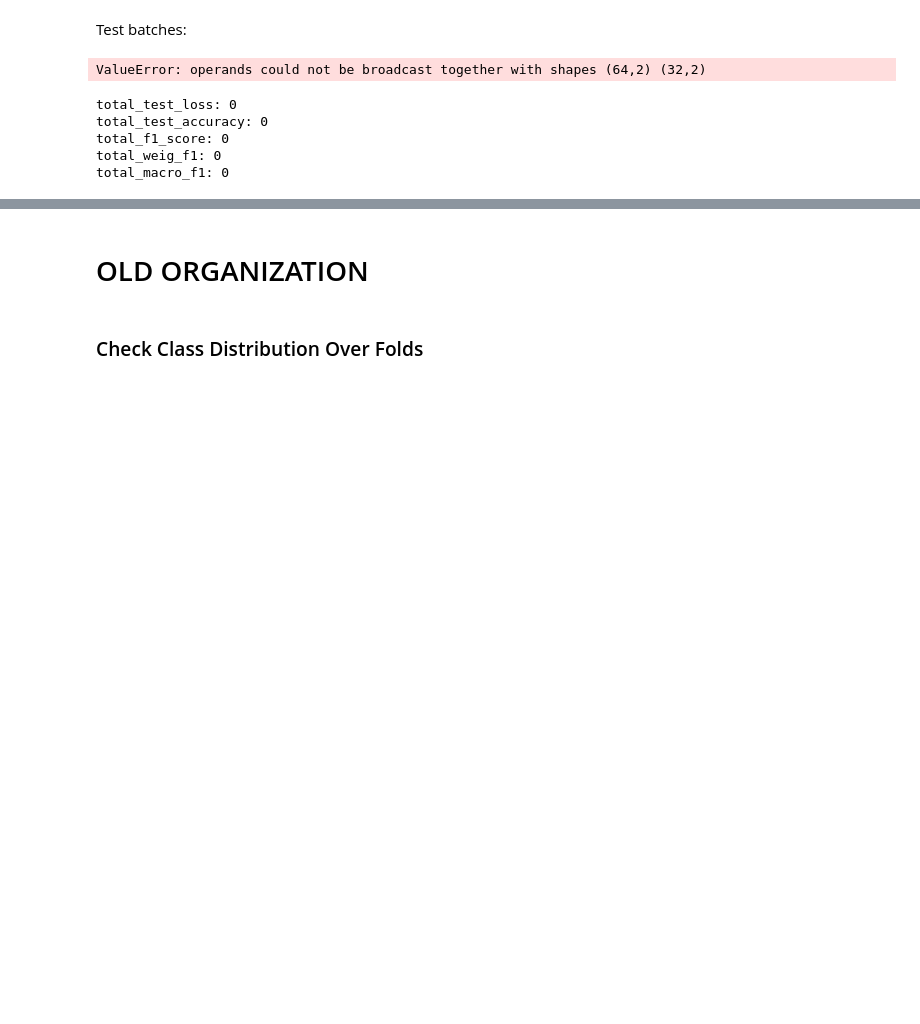
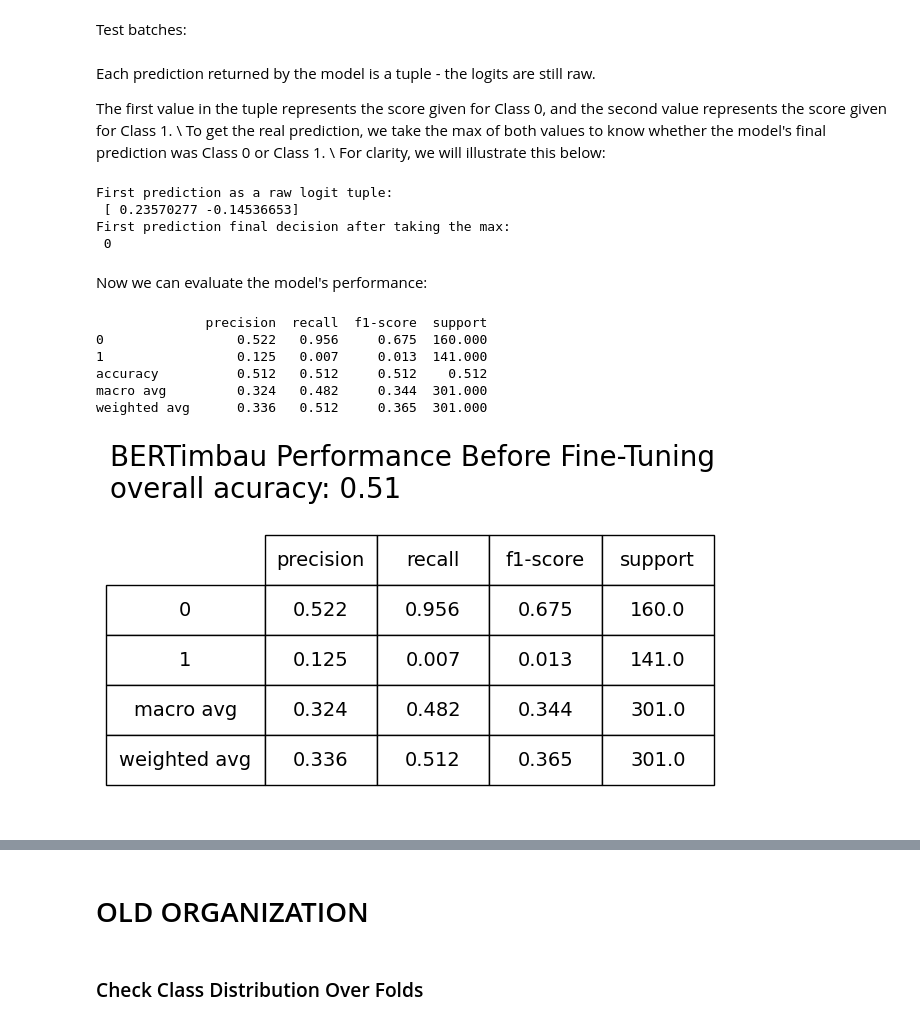
Before and after one commit to belindalombard/BertMLProject, a Jupyter notebook: Relevance_Model.ipynb, the cells around one changed output, grey strips where cells are left out. Saved outputs shown, nothing was run; the diff lists cells and outputs as text; code cells hidden in the pictures; blank space fills up the shorter version.

```diff
--- a/Relevance_Model.ipynb
+++ b/Relevance_Model.ipynb
@@ -431,38 +449,47 @@ for i, test_batch in enumerate(test_dataloader):
+# %% [markdown]
+Each prediction returned by the model is a tuple - the logits are still raw.
+
+The first value in the tuple represents the score given for Class 0, and the second value represents the score given for Class 1. \\
+To get the real prediction, we take the max of both values to know whether the model's final prediction was Class 0 or Class 1. \\
+For clarity, we will illustrate this below:
+# %%
+print("First prediction as a raw logit tuple:\n", stacked_test_preds[0])
+final_preds = np.argmax(stacked_test_preds, axis=1)
+print("First prediction final decision after taking the max:\n", final_preds[0])
+
+# print("\nAs shown above, Class 1 received a score of -0.08512102,\nwhich is bigger that the score given to Class 0.",
+#       "\nTherefore, the model's final prediction is Class 1.")
+# %% [output]
+First prediction as a raw logit tuple:
+ [ 0.23570277 -0.14536653]
+First prediction final decision after taking the max:
+ 0
+# %% [markdown]
+Now we can evaluate the model's performance:
 # %%
-# Take the argmax. This returns the column index of the max value in each row.
+labels = df_test[RELEVANCE]
 
-# Sum the predictions of all fold models
-# for i, item in enumerate(model_preds_list):
-
-#     if i == 0:
-
-#         preds = item
-
-#     else:
-
-#         # Sum the matrices
-#         preds = item + preds
-
-
-# # Average the predictions
-# avg_preds = preds/(len(model_preds_list))
-
-
-# test_preds = np.argmax(avg_preds, axis=1)
-
-accuracy_score(df_test[RELEVANCE], test_preds)
-print(classification_report(df_test[RELEVANCE], test_preds, labels = [0,1]))
+report, accuracy = classification_report_with_accuracy_score(final_preds, labels)
+# report is a DataFrame
+print(report)
 # %% [output]
-ValueError: operands could not be broadcast together with shapes (64,2) (32,2)
+              precision  recall  f1-score  support
+0                 0.522   0.956     0.675  160.000
+1                 0.125   0.007     0.013  141.000
+accuracy          0.512   0.512     0.512    0.512
+macro avg         0.324   0.482     0.344  301.000
+weighted avg      0.336   0.512     0.365  301.000
-# %%
-print('total_test_loss:', total_test_loss)
-print('total_test_accuracy:',total_test_accuracy)
-print('total_f1_score:', total_f1_score)
-print('total_weig_f1:', total_weig_f1)
-print('total_macro_f1:', total_macro_f1)
-# %% [output]
-total_test_loss: 0
-total_test_accuracy: 0
-total_f1_score: 0
-total_weig_f1: 0
-total_macro_f1: 0
+# %%
+without_acc = report.loc[['0', '1', 'macro avg', 'weighted avg']]
+fig, ax = plt.subplots(figsize=(2,4))
+ax.axis('off')
+table = pd.plotting.table(ax, without_acc, loc='right',cellLoc='center',rowLoc='center')
+table.auto_set_font_size(False)
+table.set_fontsize(14)
+table.scale(2.9, 3)
+plt.title('BERTimbau Performance Before Fine-Tuning\noverall acuracy: ' + str(accuracy.round(decimals=2)),
+           loc='left',fontsize=20)
+# without_acc.plot(subplots=False,table=True)
+plt.show()
+# %% [output]
+[figure, added]
```
Also changed, not shown: parts of 12 cells of this notebook.
